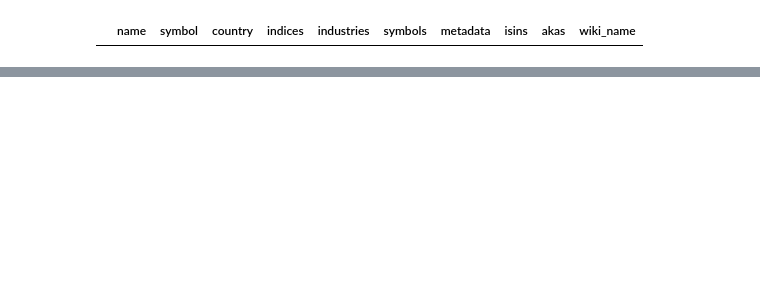
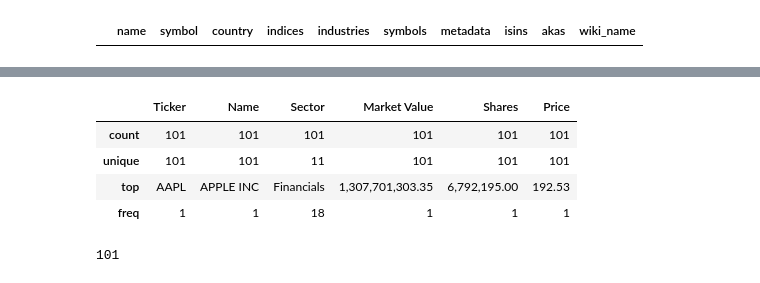
Before and after one commit to viktor-taraba/University_2023, a Jupyter notebook: Tickers SP100.ipynb, the cells around one changed output, grey strips where cells are left out. Saved outputs shown, nothing was run; the diff lists cells and outputs as text; code cells hidden in the pictures; blank space fills up the shorter version.

```diff
--- a/Tickers SP100.ipynb
+++ b/Tickers SP100.ipynb
@@ -191,0 +187,8 @@ df_sp_100_etf.head()
+# %%
+df_sp_100_etf.describe()
+# %% [output]
+|  | Ticker | Name | Sector | Market Value | Shares | Price |
+| count | 101 | 101 | 101 | 101 | 101 | 101 |
+| unique | 101 | 101 | 11 | 101 | 101 | 101 |
+| top | AAPL | APPLE INC | Financials | 1,307,701,303.35 | 6,792,195.00 | 192.53 |
+| freq | 1 | 1 | 18 | 1 | 1 | 1 |
@@ -191,0 +205,5 @@ df_sp_100_etf.head()
+# %%
+result = engine.execute('SELECT COUNT(*) FROM [dbo].[tb_sp100_tickers]')
+result.fetchall()[0][0]
+# %% [output]
+101
```
Also changed, not shown: parts of 7 cells of this notebook.
